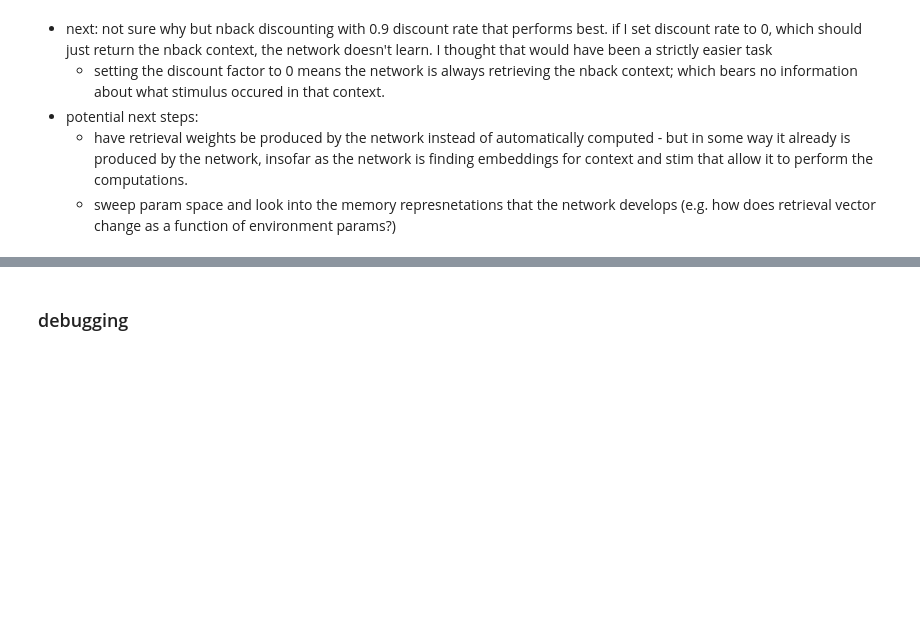
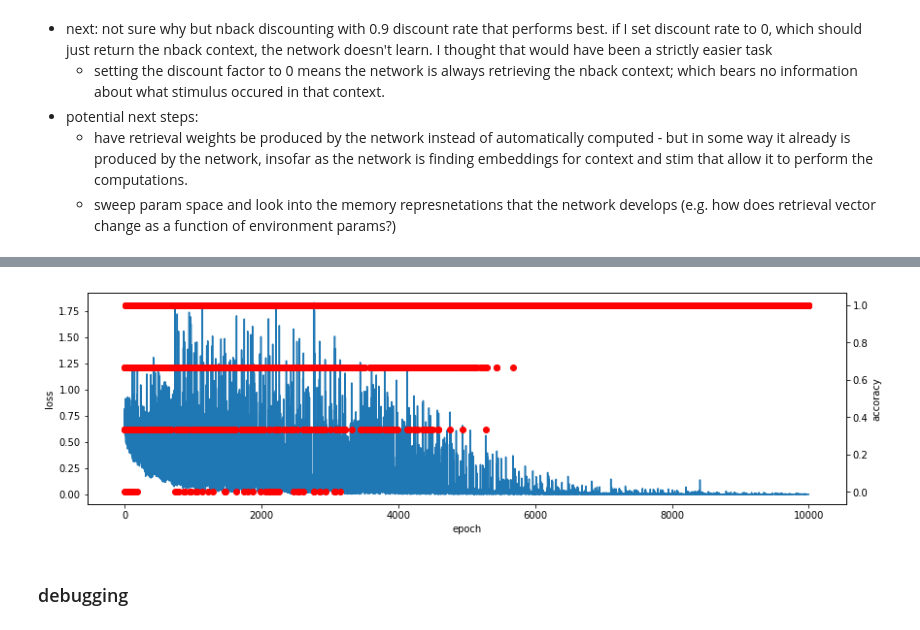
Before and after one commit to andrebeu/nback, a Jupyter notebook: nback pure EM.ipynb, the cells around one changed output, grey strips where cells are left out. Saved outputs shown, nothing was run; the diff lists cells and outputs as text; code cells hidden in the pictures; blank space fills up the shorter version.

```diff
--- a/nback pure EM.ipynb
+++ b/nback pure EM.ipynb
@@ -54,3 +51,15 @@ Tensor("M_keys_write_1:0", shape=(4, 25), dtype=float32)
+# %%
+plt.figure(figsize=(14,4))
+ax = plt.gca()
+ax.plot(L)
+ax.set_ylabel('loss')
+ax.set_xlabel('epoch')
+ax2 = ax.twinx()
+ax2.scatter(range(len(A)),A,c='r')
+ax2.set_ylabel('accoracy')
+plt.savefig('figures/pureem/train_lossacc')
+# %% [output]
+[figure, added]
 # %% [markdown]
 ### debugging
 # %%
```
Also changed, not shown: parts of 1 cell of this notebook, 3 other files.
